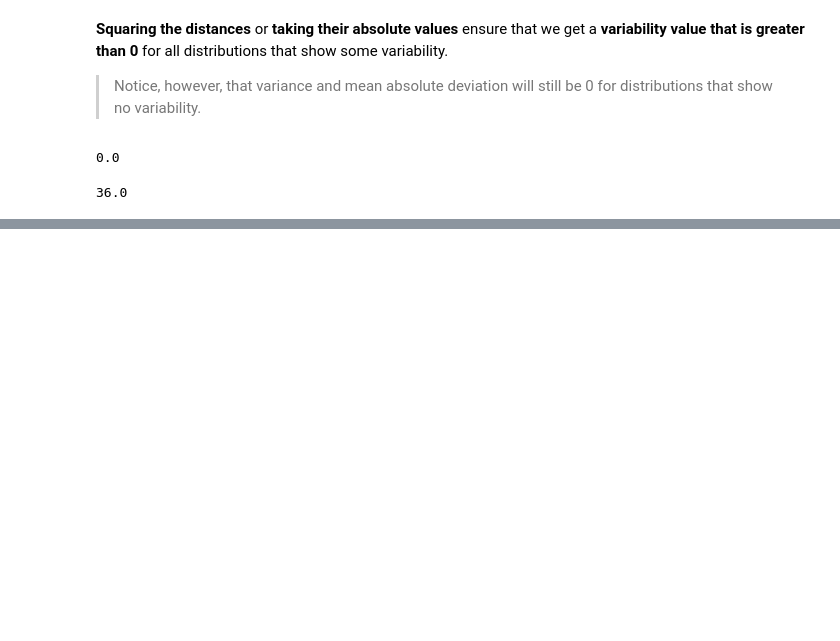
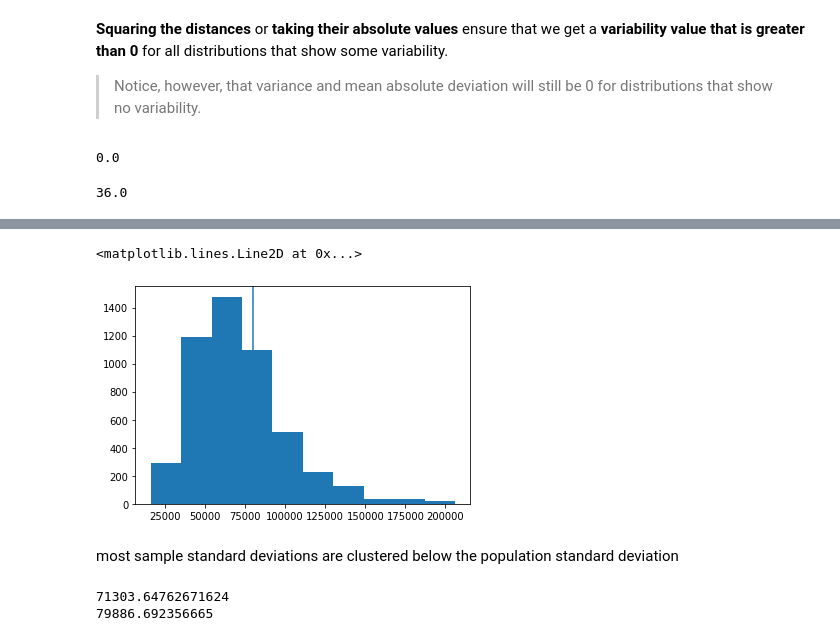
Before and after one commit to dnlsyfq/py_mean-variability, a Jupyter notebook: Chap4.ipynb, the cells around one changed output, grey strips where cells are left out. Saved outputs shown, nothing was run; the diff lists cells and outputs as text; code cells hidden in the pictures; blank space fills up the shorter version.

```diff
--- a/Chap4.ipynb
+++ b/Chap4.ipynb
@@ -145,0 +248,20 @@ variance_distance(C)
+# %%
+std_list = []
+for i in range(5000):
+    data = houses['SalePrice'].sample(10,random_state=i)
+    std_list.append(np.std(data))
+# %%
+plt.hist(std_list)
+plt.axvline(houses['SalePrice'].std())
+# %% [output]
+<matplotlib.lines.Line2D at 0x...>
+[figure, added]
+# %% [markdown]
+most sample standard deviations are clustered below the population standard deviation
+# %%
+# mean of the 5000 sample standard deviations is below the population standard deviation
+print(sum(std_list)/5000)
+print(houses['SalePrice'].std())
+# %% [output]
+71303.64762671624
+79886.692356665
```
Also changed, not shown: parts of 25 cells of this notebook, 3 other files.
